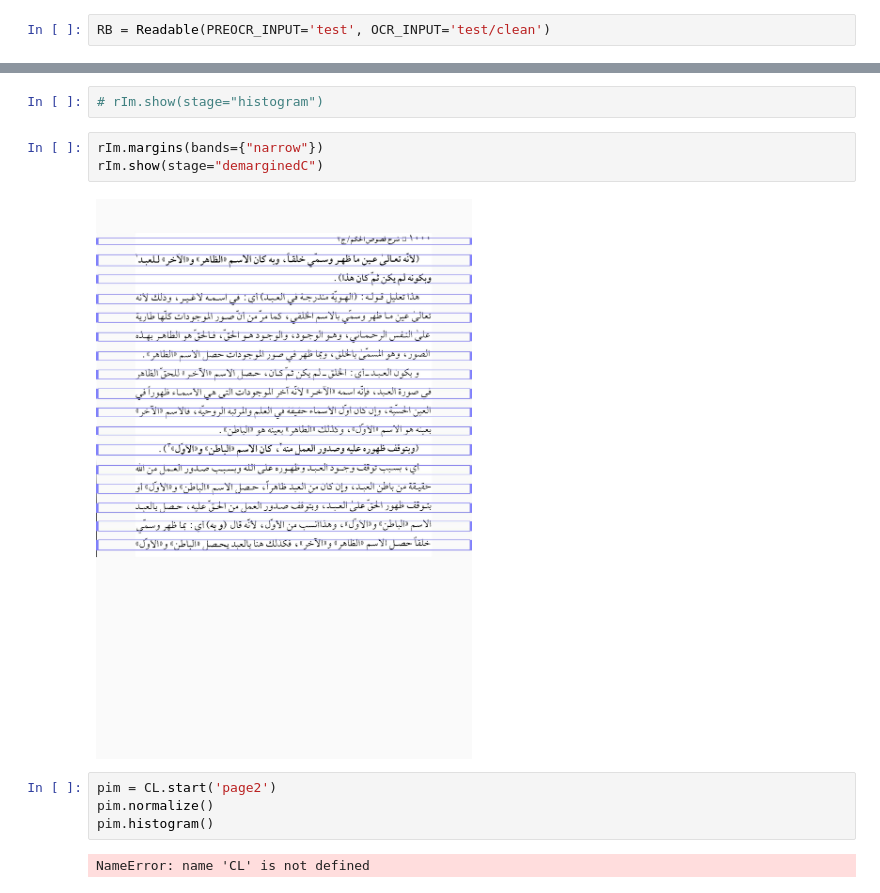
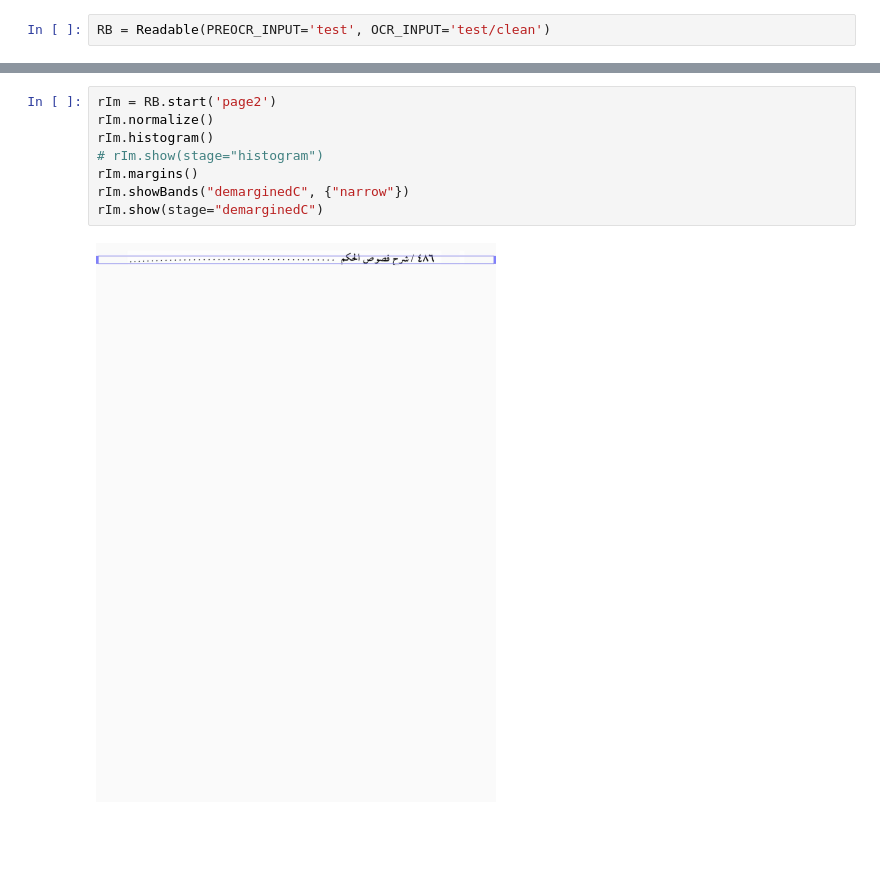
Before and after one commit to among/fusus, a Jupyter notebook: programs/margin.ipynb, the cells around one changed output, grey strips where cells are left out. Saved outputs shown, nothing was run; the diff lists cells and outputs as text; blank space fills up the shorter version.

```diff
--- a/programs/margin.ipynb
+++ b/programs/margin.ipynb
@@ -13,13 +19,10 @@ rIm.histogram()
-# %%
-# rIm.show(stage="histogram")
 # %%
-rIm.margins(bands={"narrow"})
+rIm = RB.start('page2')
+rIm.normalize()
+rIm.histogram()
+# rIm.show(stage="histogram")
+rIm.margins()
+rIm.showBands("demarginedC", {"narrow"})
 rIm.show(stage="demarginedC")
 # %% [output]
-[figure, old version]
+[figure, new version]
-# %%
-pim = CL.start('page2')
-pim.normalize()
-pim.histogram()
-# %% [output]
-NameError: name 'CL' is not defined
```
Also changed, not shown: parts of 2 cells of this notebook, 2 other files.
